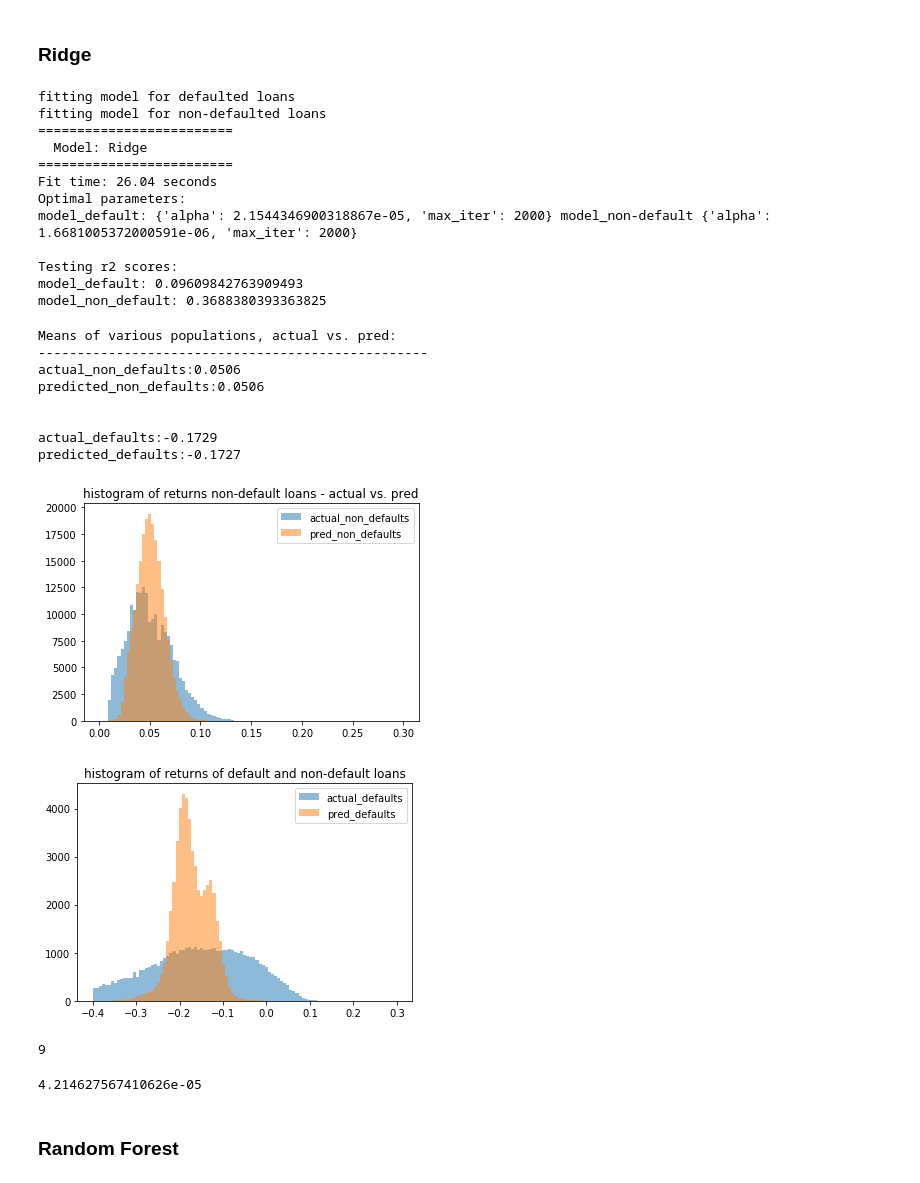
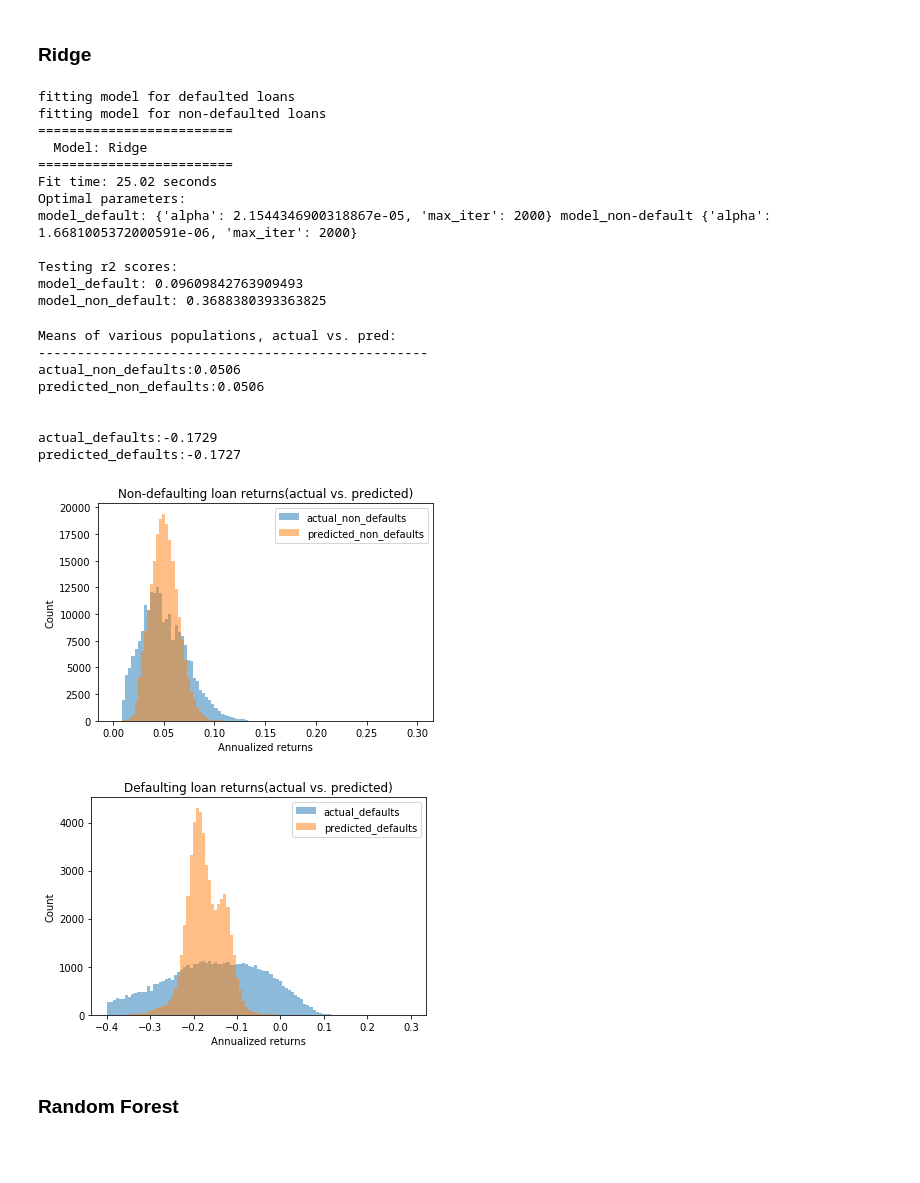
Before and after one commit to simondyates/Lending-Club, a Jupyter notebook: Robert/LC_modelling.ipynb, the cells around one changed output. Cells and saved outputs as stored; diff of their text form; code cells hidden in the pictures; blank space fills up the shorter version.

```diff
--- a/Robert/LC_modelling.ipynb
+++ b/Robert/LC_modelling.ipynb
@@ -118,5 +97,5 @@ LC_df = pd.read_csv("data/accepted_2007_to_2018Q4.csv")
 # %%
-ret_df = LC_df[["id", "issue_d","last_pymnt_d", "total_pymnt", "term", "funded_amnt", "recoveries"]].copy()
+ret_df = LC_df[["id", "issue_d","last_pymnt_d", "total_pymnt", "term", "funded_amnt", "recoveries","grade","sub_grade","loan_status"]].copy()
 # %%
 ret_df.term.value_counts(dropna=False)
 # %% [output]
@@ -199,6 +172,6 @@ def calc_return(total_pymnt, term, funded_amnt, recoveries, realized_loan_term_m
 # %%
 rr = 0.01
-ret_df["annualized_returns"] = ret_df.apply(lambda row: calc_return(row[3], row[4], row[5], row[6], row[7], rr), axis =1)
+ret_df["annualized_returns"] = ret_df.apply(lambda row: calc_return(row[3], row[4], row[5], row[6], row[10], rr), axis =1)
 # %%
 ret_df.shape
 # %% [output]
@@ -370,7 +356,7 @@ fitting model for non-defaulted loans
 =========================
   Model: Ridge
 =========================
-Fit time: 26.04 seconds
+Fit time: 25.02 seconds
 Optimal parameters:
 model_default: {'alpha': 2.1544346900318867e-05, 'max_iter': 2000} model_non-default {'alpha': 1.6681005372000591e-06, 'max_iter': 2000}
 
@@ -403,33 +389,29 @@ predicted_defaults:-0.1727
 # %%
 bins = np.linspace(-0., 0.3, 100)
 
 pyplot.hist(actual_non_defaults.annualized_returns, bins, alpha=0.5, label='actual_non_defaults')
 
-pyplot.hist(returns_non_defaults, bins, alpha=0.5, label='pred_non_defaults')
+pyplot.hist(returns_non_defaults, bins, alpha=0.5, label='predicted_non_defaults')
 
 pyplot.legend(loc='upper right')
-pyplot.title("histogram of returns non-default loans - actual vs. pred")
+pyplot.title("Non-defaulting loan returns(actual vs. predicted)")
+pyplot.ylabel("Count")
+pyplot.xlabel("Annualized returns")
 pyplot.show()
 # %% [output]
-[figure, old version]
+[figure, new version]
 # %%
 bins = np.linspace(-0.4, 0.3, 100)
 
 pyplot.hist(actual_defaults.annualized_returns,  bins, alpha=0.5, label='actual_defaults')
-pyplot.hist(returns_defaults,  bins, alpha=0.5, label='pred_defaults')
+pyplot.hist(returns_defaults,  bins, alpha=0.5, label='predicted_defaults')
 pyplot.legend(loc='upper right')
-pyplot.title("histogram of returns of default and non-default loans")
+pyplot.title("Defaulting loan returns(actual vs. predicted)")
+pyplot.ylabel("Count")
+pyplot.xlabel("Annualized returns")
 pyplot.show()
 # %% [output]
-[figure, old version]
+[figure, new version]
-# %%
-np.sum(returns_non_defaults * actual_non_defaults.annualized_returns<0)
-# %% [output]
-9
-# %%
-(np.sum(returns_non_defaults * actual_non_defaults.annualized_returns<0))/actual_non_defaults.shape[0]
-# %% [output]
-4.214627567410626e-05
 # %% [markdown]
 ### Random Forest
 # %%
```
Also changed, not shown: parts of 59 cells of this notebook, 1 other file.
